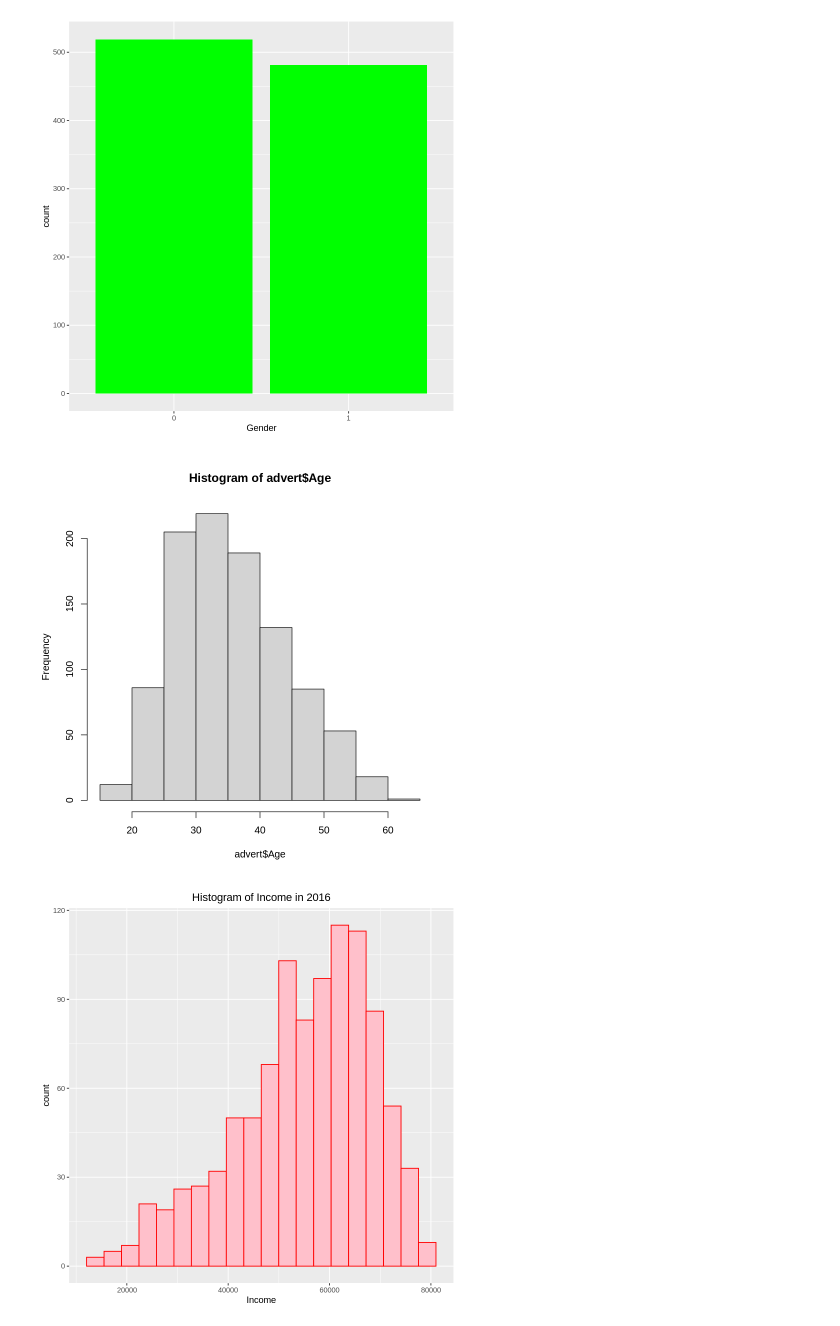
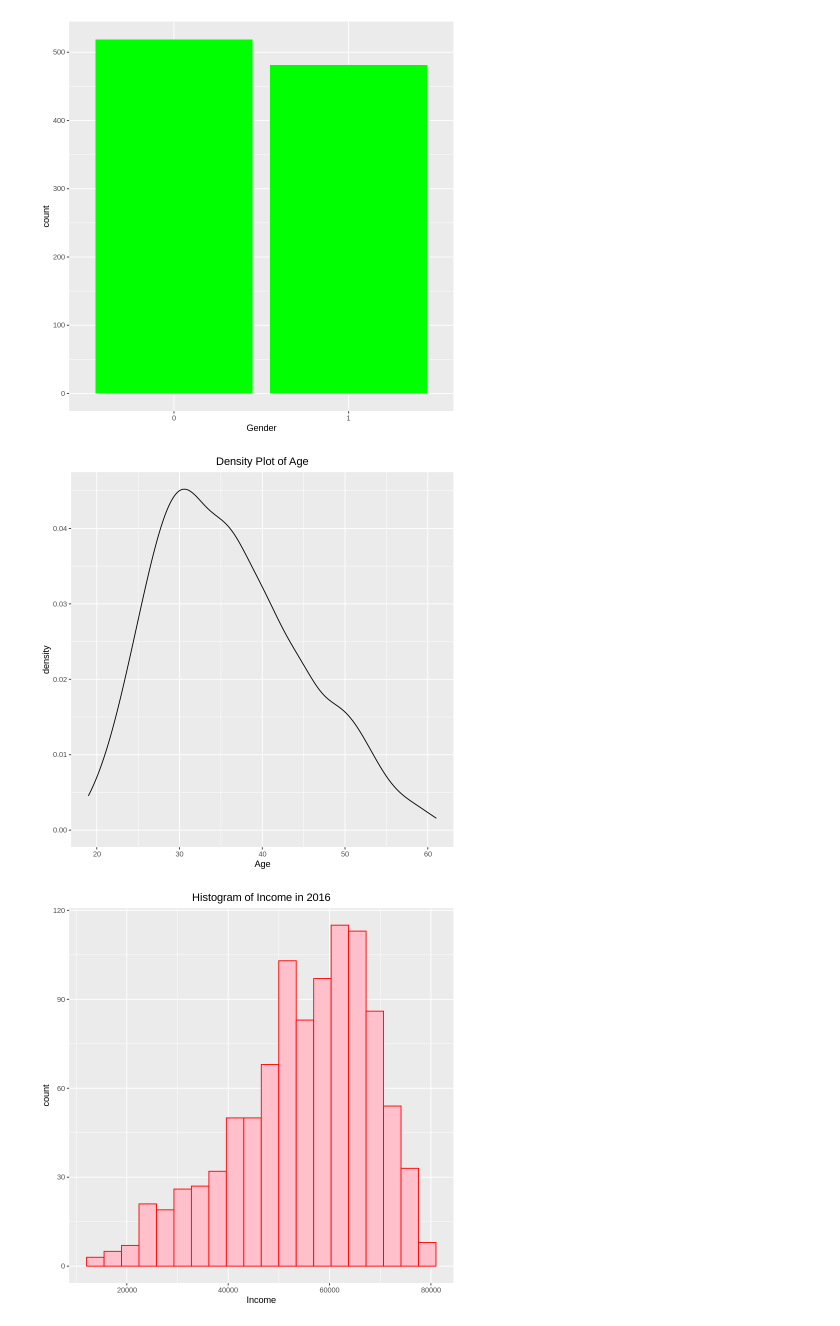
Before and after one commit to Obreintelly/Univariate_Bivariate_Analysis_in_R, a Jupyter notebook: Univariate_Bivariate_Analysis_with_R.ipynb, the cells around one changed output. Saved outputs shown, nothing was run; the diff lists cells and outputs as text; code cells hidden in the pictures.

```diff
--- a/Univariate_Bivariate_Analysis_with_R.ipynb
+++ b/Univariate_Bivariate_Analysis_with_R.ipynb
@@ -341,10 +341,13 @@ print(a + geom_bar(fill= 'green'))
 [figure]
 # %%
 #ggplot(advert, aez(x"", y=Gender, fill= category)) + geom_bar(stat = )
-# %%
-hist(advert$Age)
-# %% [output]
-[figure, removed]
+# %%
+#Density Plot Distribution of the Age Column
+ggplot(advert, aes(x= Age)) +
+geom_density() +
+ggtitle("Density Plot of Age") + theme(plot.title = element_text(hjust = 0.5))
+# %% [output]
+[figure, added]
 # %%
 #Histogram of Income
 pl <- ggplot(advert, aes(x = Income))
```
Also changed, not shown: parts of 19 cells of this notebook.
